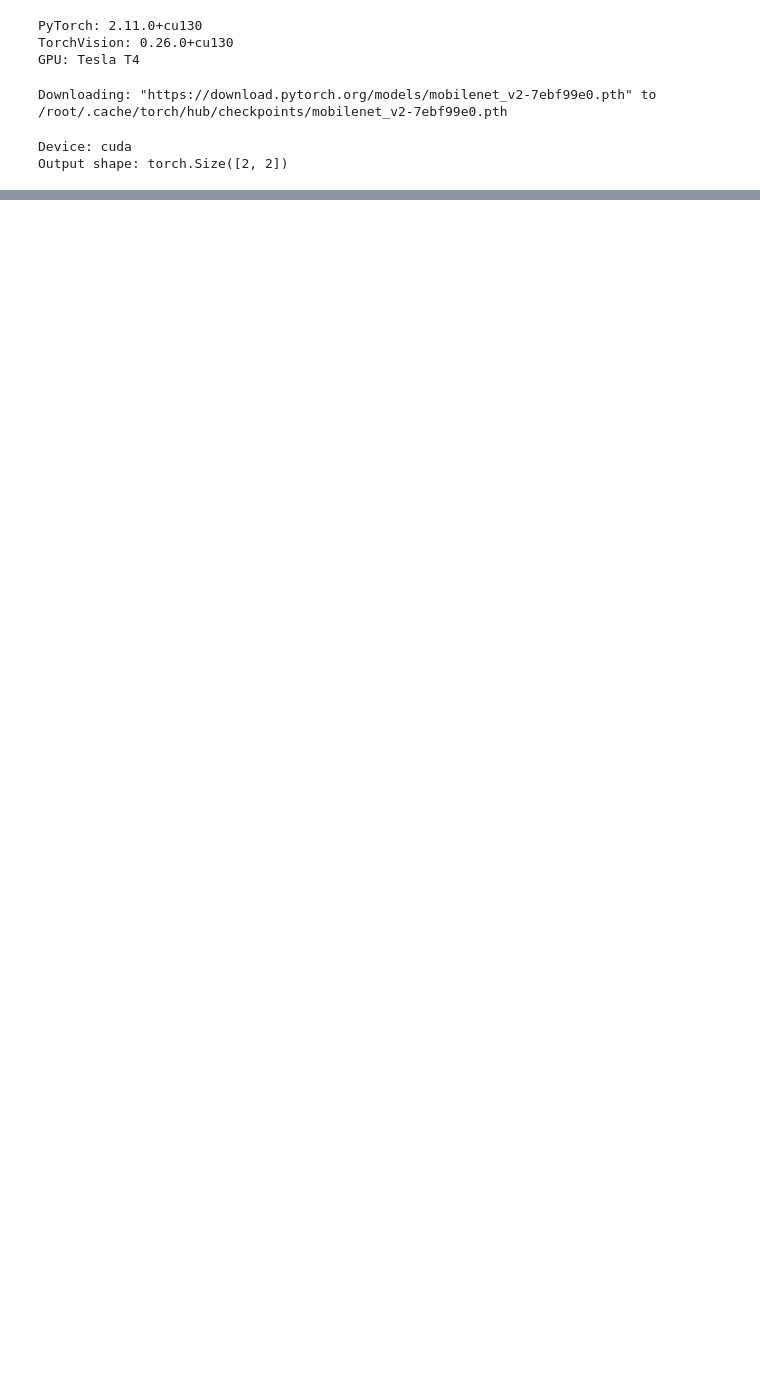
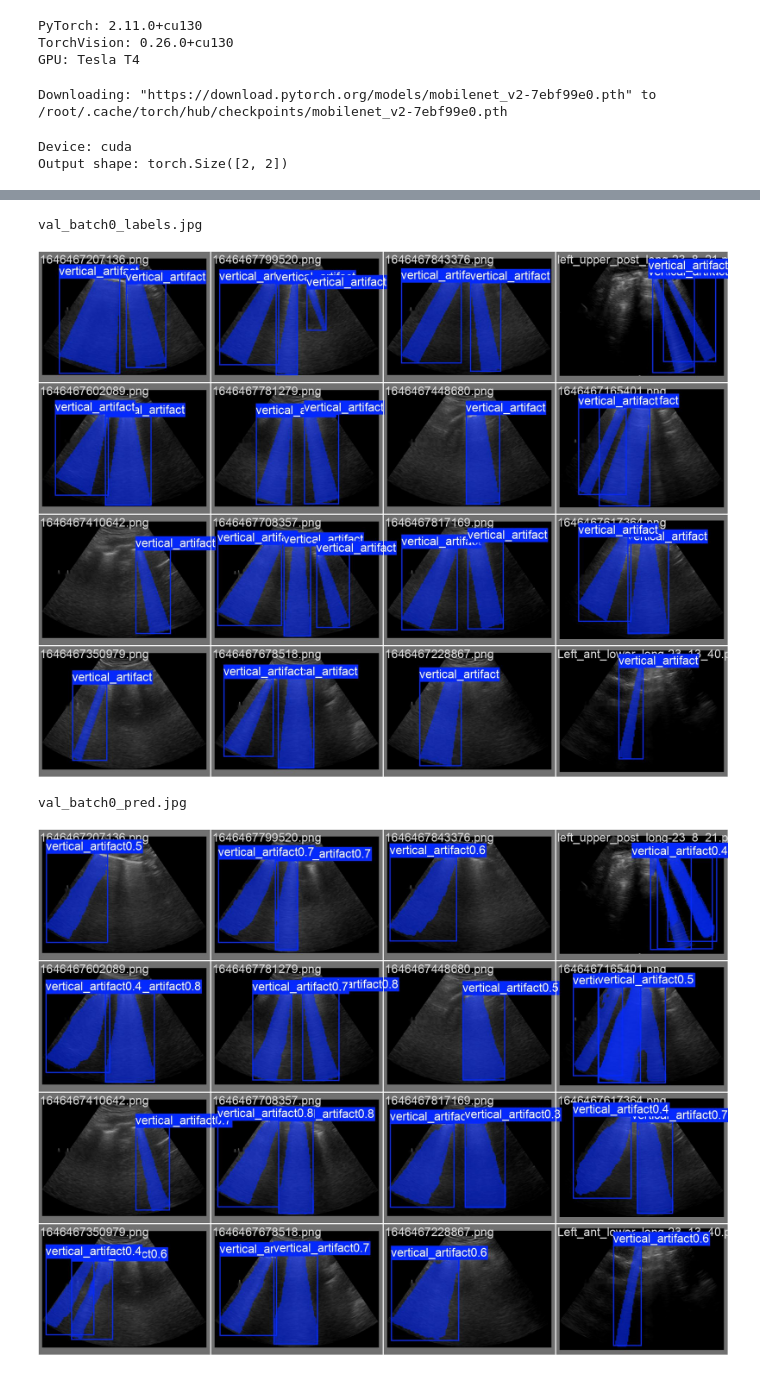
Before and after one commit to SamsondareHUB/lung-ultrasound-pneumonia-ai, a Jupyter notebook: lung_ultrasound_pneumonia.ipynb, the cells around one changed output, grey strips where cells are left out. Saved outputs shown, nothing was run; the diff lists cells and outputs as text; code cells hidden in the pictures; blank space fills up the shorter version.

```diff
--- a/lung_ultrasound_pneumonia.ipynb
+++ b/lung_ultrasound_pneumonia.ipynb
@@ -57,0 +51,5 @@ Result: MobileNetV2 loaded successfully on CUDA. A batch of two artificial 224×
+# %%
+import os
+
+folder = "/content/drive/MyDrive/lung_ultrasound_project"
+print(os.listdir(folder))
@@ -57,0 +228,31 @@ Result: MobileNetV2 loaded successfully on CUDA. A batch of two artificial 224×
+# %%
+import os
+import zipfile
+
+zip_path = "/content/drive/MyDrive/lung_ultrasound_project/LUS-BALD.zip"
+extract_path = "/content/LUS-BALD_extracted"
+
+# Extract the dataset locally for faster disk access
+if not os.path.exists(extract_path):
+    print("Extracting dataset...")
+    with zipfile.ZipFile(zip_path, 'r') as archive:
+        archive.extractall(extract_path)
+    print("Extraction complete.")
+else:
+    print("Dataset already extracted locally.")
+
+# Inspect the label files in the local training set directory
+label_dir = os.path.join(extract_path, "LUS-BALD/train/labels")
+
+if os.path.exists(label_dir):
+    files = sorted([f for f in os.listdir(label_dir) if f.endswith(".txt")])
+    print("\nLocal label files:", len(files))
+    if files:
+        print("Example filename:", files[0])
+        print("--- Content of first label file ---")
+        with open(os.path.join(label_dir, files[0]), 'r') as f:
+            print(f.read())
+    else:
+        print("No .txt label files found in train/labels.")
+else:
+    print(f"Directory not found: {label_dir}")
@@ -57,0 +437,14 @@ Result: MobileNetV2 loaded successfully on CUDA. A batch of two artificial 224×
+# %%
+from IPython.display import display, Image
+
+run_dir = "/content/drive/MyDrive/lung_ultrasound_project/runs/lus_bald_baseline"
+
+for name in ["val_batch0_labels.jpg", "val_batch0_pred.jpg"]:
+    path = f"{run_dir}/{name}"
+    print(name)
+    display(Image(filename=path))
+# %% [output]
+val_batch0_labels.jpg
+[figure, added]
+val_batch0_pred.jpg
+[figure, added]
```
Also changed, not shown: parts of 25 cells of this notebook.
